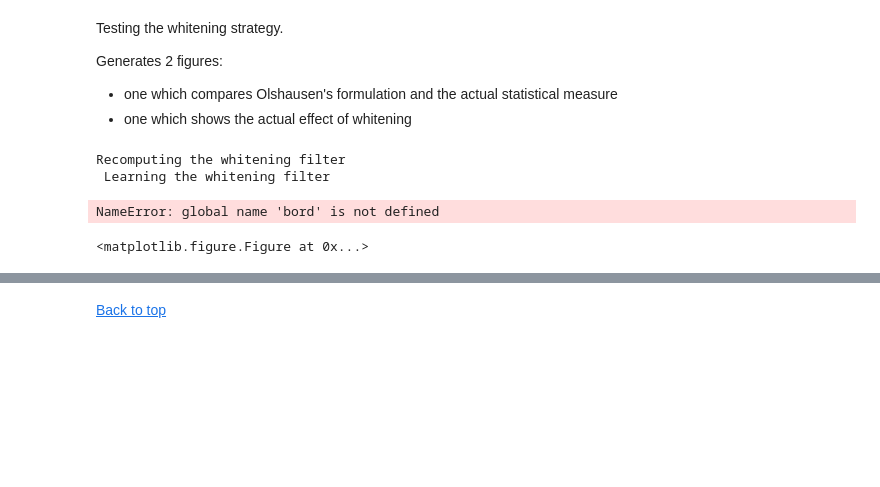
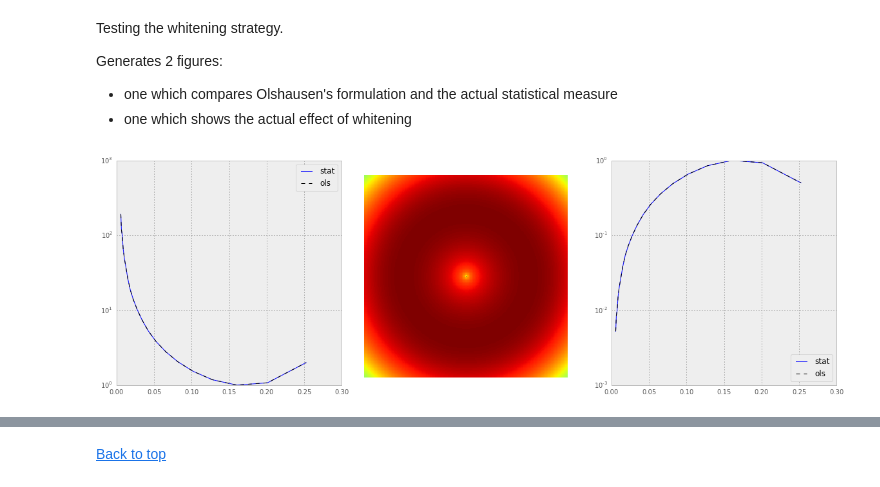
Before and after one commit to bicv/SLIP, a Jupyter notebook: SLIP.ipynb, the cells around one changed output, grey strips where cells are left out. Cells and saved outputs as stored; diff of their text form; code cells hidden in the pictures; blank space fills up the shorter version.

```diff
--- a/SLIP.ipynb
+++ b/SLIP.ipynb
@@ -296,54 +295,37 @@ def radial_frequency(F):
     F_rot /= F_rot.max()
     return f_bins, theta_bins, F_rot
 
-def plot_whitening_filters(alpha=pe.alpha, N=pe.N, N_0=pe.N_0, f_0=pe.f_0, steepness=pe.steepness):
+def plot_whitening_filters():
     pe = ParameterSet('default_param.py')
     im = Image(pe)
-    im.pe.recompute = True
-    im.pe.n_learning = 50
-    im.pe.learn = True
-    im.pe.alpha = alpha
-    im.pe.f_0 = f_0
-    im.pe.N_0 = N_0
-    im.pe.N = N
-    im.pe.steepness = steepness
 
     K = im.whitening_filt()
     f_bins, theta_bins, K_rot = radial_frequency(K)
     f_bins_m = .5*(f_bins[:1]+f_bins[1:])
     im.pe.learn = False
     K_ols = im.whitening_filt()
     f_bins, theta_bins, K_ols_rot = radial_frequency(K_ols)
 
     fig = plt.figure(figsize=(fig_width, fig_width/3))
     bord = 0.03
     a = plt.axes([bord, bord, 1/3.-bord,  1-bord])
     a.semilogy(f_bins_m, 1/K_rot.mean(axis=1),c='b', label='stat')
     a.semilogy(f_bins_m, 1/K_ols_rot.mean(axis=1), c='k', ls='--', label='ols')
     a.legend(loc="upper right")
 
     a = plt.axes([1/3.+bord, bord, 1/3.-2*bord , 1. -2*bord])
     a.matshow(np.log(K))
     a.axis('off')
 
     a = plt.axes([2/3.+bord, bord, 1/3.-bord, 1-bord])
     a.semilogy(f_bins_m, K_rot.mean(axis=1),c='b', label='stat')
     a.semilogy(f_bins_m, K_ols_rot.mean(axis=1), c='k', ls='--', label='ols')
     a.legend(loc="upper right")
     a.legend(loc="lower right")
 
-# Import IPython's interact function which is used below to
-# build the interactive widgets
-from IPython.html.widgets import interact
-_ = interact(plot_whitening_filters,
-         alpha=(.5*pe.alpha, 2.0*pe.alpha, 0.1),
-         N=(0, 10*pe.N, .01), N_0=(0, 10*np.max((pe.N_0, pe.N)), .1), f_0=(0, 1., .1),
-         steepness=(.5*pe.steepness, 2.0*pe.steepness, .5))
+plot_whitening_filters()
 # %% [output]
-Recomputing the whitening filter
- Learning the whitening filter
-NameError: global name 'bord' is not defined
-<matplotlib.figure.Figure at 0x...>
+[figure, added]
 # %%
 from SLIP import Image
 
```
Also changed, not shown: parts of 17 cells of this notebook, 1 other file.
